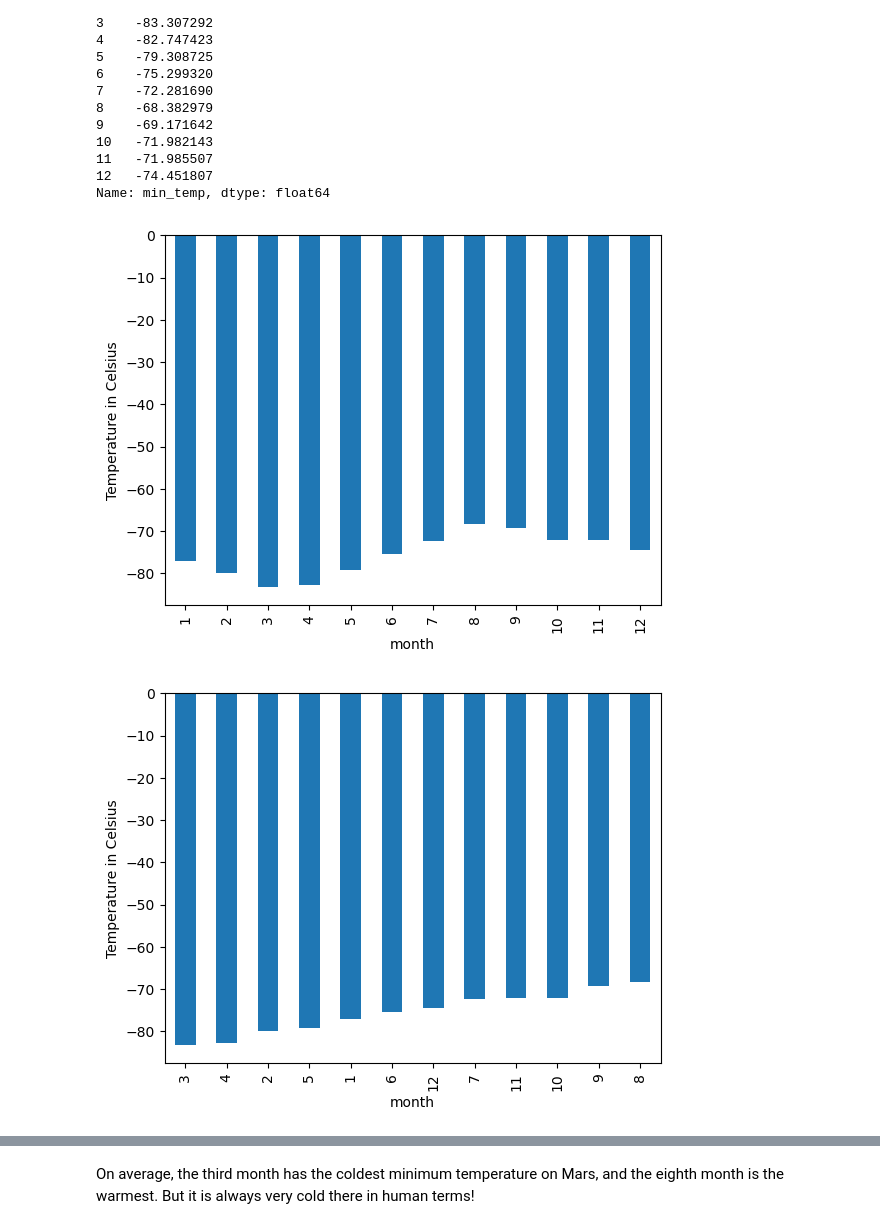
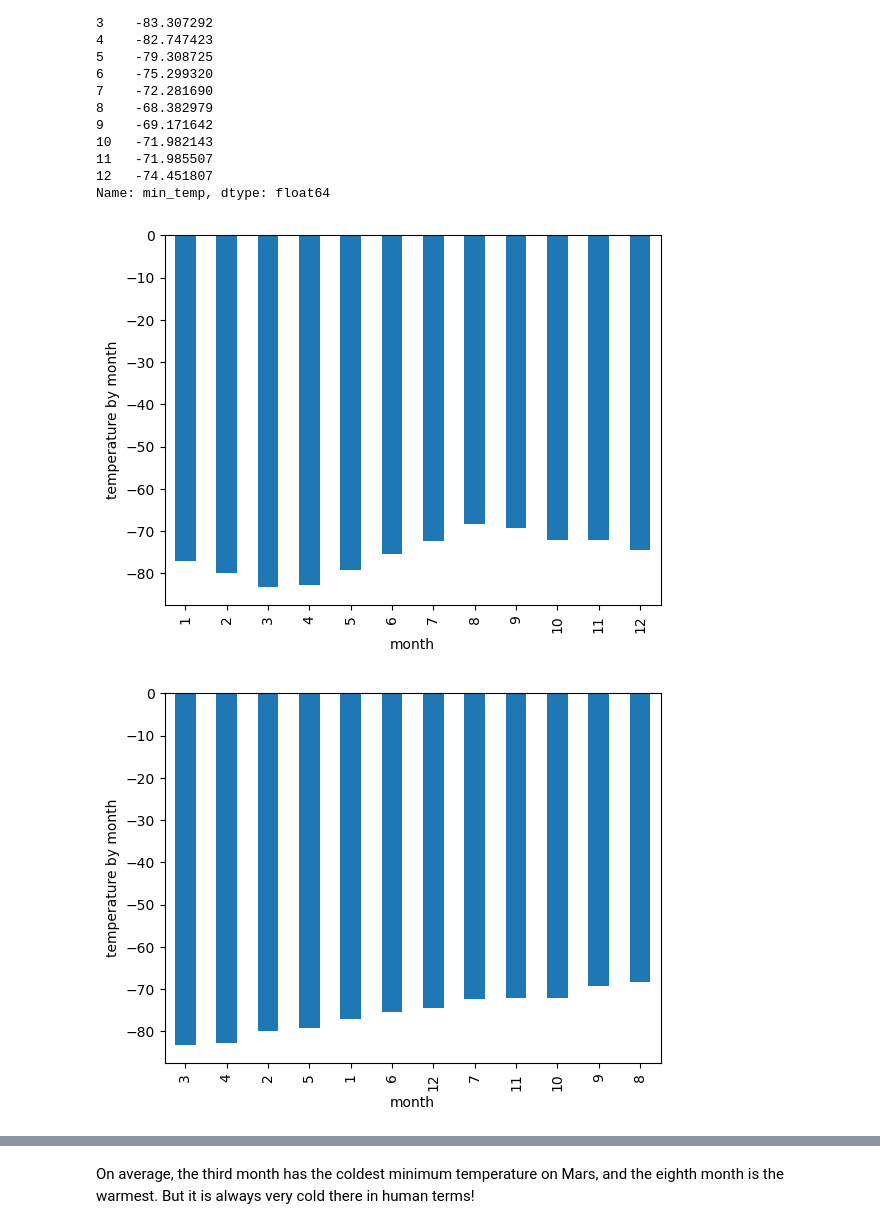
Before and after one commit to wemlaztdj/web-scraping-challenge, a Jupyter notebook: part_2_mars_weather.ipynb, the cells around one changed output, grey strips where cells are left out. Drawn from its saved outputs; the diff is of its cells as text; code cells hidden in the pictures.

```diff
--- a/part_2_mars_weather.ipynb
+++ b/part_2_mars_weather.ipynb
@@ -212,6 +218,8 @@ Name: month, dtype: int64
 1867
 # %%
 # 3. What is the average low temperature by month?
+avelow= df.groupby('month')['min_temp'].mean()
+avelow
 # %% [output]
 month
 1    -77.160920
@@ -229,11 +237,18 @@ month
 Name: min_temp, dtype: float64
 # %%
 # Plot the average temperature by month
+avelow.plot(kind='bar')
+plt.ylabel('temperature by month')
+plt.show()
 # %% [output]
-[figure, old version]
+[figure, new version]
 # %%
 # Identify the coldest and hottest months in Curiosity's location
+sorted=avelow.sort_values()
+sorted.plot(kind='bar')
+plt.ylabel('temperature by month')
+plt.show()
 # %% [output]
-[figure, old version]
+[figure, new version]
 # %%
 # 4. Average pressure by Martian month
```
Also changed, not shown: parts of 7 cells of this notebook.
